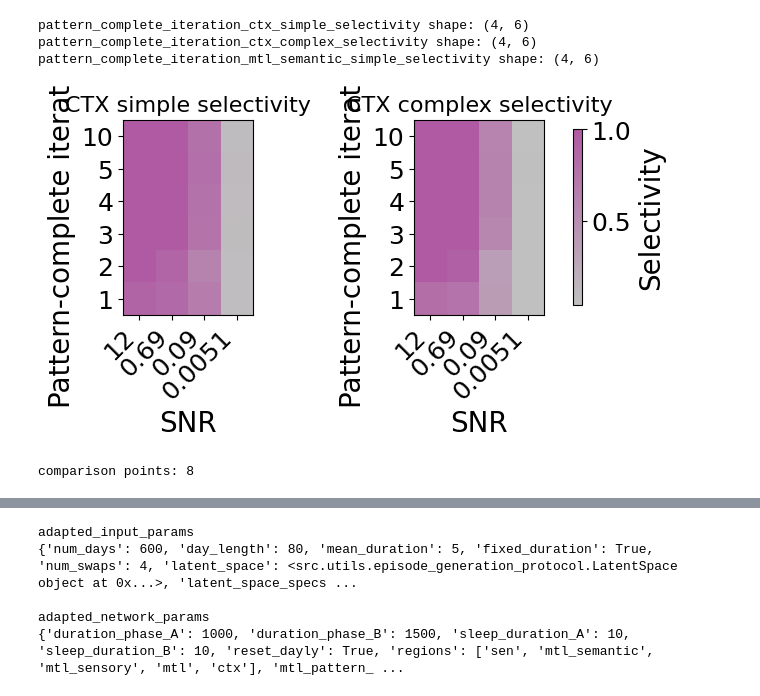
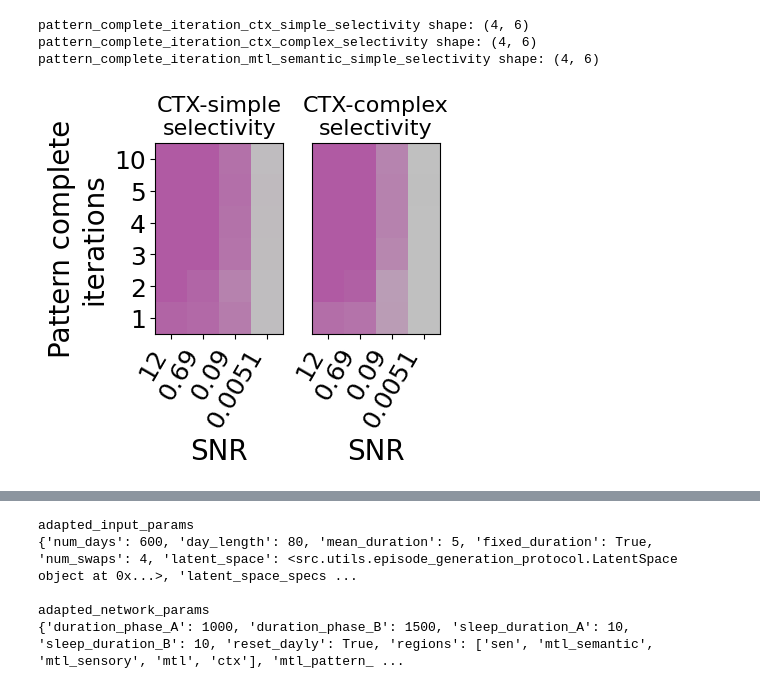
Before and after one commit to albesagonzalez/sensory-semantic-episodes, a Jupyter notebook: parameter_sweeps.ipynb, the cells around one changed output, grey strips where cells are left out. Saved outputs shown, nothing was run; the diff lists cells and outputs as text; code cells hidden in the pictures.

```diff
--- a/parameter_sweeps.ipynb
+++ b/parameter_sweeps.ipynb
@@ -236,7 +235,7 @@ ctx_simple_selectivity shape: (4, 6)
 ctx_complex_selectivity shape: (4, 6)
 mtl_semantic_simple_selectivity shape: (4, 6)
 # %%
-fig, axes = plt.subplots(1, 2, figsize=(6, 3.5), constrained_layout=True)
+fig, axes = plt.subplots(1, 2, figsize=(4, 4), constrained_layout=True, sharey=True)
 
 plot_matrices = [
     (ctx_simple_selectivity.T, "CTX-simple\nselectivity"),
@@ -250,20 +249,18 @@ for ax, (matrix, title) in zip(axes, plot_matrices):
         matrix,
         origin="lower",
         cmap=gray_purple,
-        vmin=vmin,
-        vmax=vmax,
+        vmin=0,
+        vmax=1,
     )
     ax.set_title(title, fontsize=16)
     ax.set_xlabel("SNR", fontsize=20)
     ax.set_ylabel("Mean\nepisode duration", fontsize=20)
     ax.set_xticks(np.arange(len(snr_values)))
-    ax.set_xticklabels([f"{value:.2g}" for value in snr_values], rotation=45, ha="right")
+    ax.set_xticklabels([f"{value:.2g}" for value in snr_values], rotation=60, ha="right")
     ax.set_yticks(np.arange(len(episode_duration_values)))
     ax.set_yticklabels(episode_duration_values)
     ax.tick_params(axis="both", labelsize=18)
+axes[1].yaxis.set_visible(False)
 
-cbar = fig.colorbar(im, ax=axes, shrink=0.9)
-cbar.set_label("Selectivity", fontsize=20)
-cbar.ax.tick_params(labelsize=18)
-plt.show()
+plt.savefig("Figures_SVG/S7b.svg", dpi=300, transparent=True)
 # %% [output]
@@ -360,35 +357,34 @@ pattern_complete_iteration_ctx_simple_selectivity shape: (4, 6)
 pattern_complete_iteration_ctx_complex_selectivity shape: (4, 6)
 pattern_complete_iteration_mtl_semantic_simple_selectivity shape: (4, 6)
 # %%
-fig, axes = plt.subplots(1, 2, figsize=(7, 3.5), constrained_layout=True)
+fig, axes = plt.subplots(1, 2, figsize=(4, 4), constrained_layout=True, sharey=True)
 
 plot_matrices = [
-    (pattern_complete_iteration_ctx_simple_selectivity.T, "CTX simple selectivity"),
-    (pattern_complete_iteration_ctx_complex_selectivity.T, "CTX complex selectivity"),
+    (pattern_complete_iteration_ctx_simple_selectivity.T, "CTX-simple\nselectivity"),
+    (pattern_complete_iteration_ctx_complex_selectivity.T, "CTX-complex\nselectivity"),
 ]
 vmin = min(matrix.min() for matrix, _ in plot_matrices)
 vmax = max(matrix.max() for matrix, _ in plot_matrices)
 
 for ax, (matrix, title) in zip(axes, plot_matrices):
     im = ax.imshow(
         matrix,
         origin="lower",
         cmap=gray_purple,
         vmin=vmin,
         vmax=vmax,
     )
     ax.set_title(title, fontsize=16)
     ax.set_xlabel("SNR", fontsize=20)
-    ax.set_ylabel("Pattern-complete iterations", fontsize=20)
+    ax.set_ylabel("Pattern complete\niterations", fontsize=20)
     ax.set_xticks(np.arange(len(snr_values)))
-    ax.set_xticklabels([f"{value:.2g}" for value in snr_values], rotation=45, ha="right")
+    ax.set_xticklabels([f"{value:.2g}" for value in snr_values], rotation=60, ha="right")
     ax.set_yticks(np.arange(len(pattern_complete_iteration_values)))
     ax.set_yticklabels(pattern_complete_iteration_values)
     ax.tick_params(axis="both", labelsize=18)
+axes[1].yaxis.set_visible(False)
 
-cbar = fig.colorbar(im, ax=axes, shrink=0.9)
-cbar.set_label("Selectivity", fontsize=20)
-cbar.ax.tick_params(labelsize=18)
-plt.show()
+
+plt.savefig("Figures_SVG/S7c.svg", dpi=300, transparent=True)
 # %% [output]
-[figure, old version]
+[figure, new version]
@@ -425,17 +390,0 @@ def run_feedforward_norm_comparison_point(seed, num_swaps, use_outgoing_feedforw
-# %%
-comparison_jobs = [
-    (seed, num_swaps, use_outgoing_feedforward_norm)
-    for num_swaps in num_swaps_values
-    for use_outgoing_feedforward_norm in [False, True]
-]
-
-ctx = multiprocessing.get_context("fork")
-with ctx.Pool(processes=min(num_cpu, len(comparison_jobs))) as pool:
-    feedforward_norm_comparison_results = pool.starmap(
-        run_feedforward_norm_comparison_point,
-        comparison_jobs,
-    )
-
-print("comparison points:", len(feedforward_norm_comparison_results))
-# %% [output]
-comparison points: 8
```
Also changed, not shown: parts of 12 cells of this notebook.
